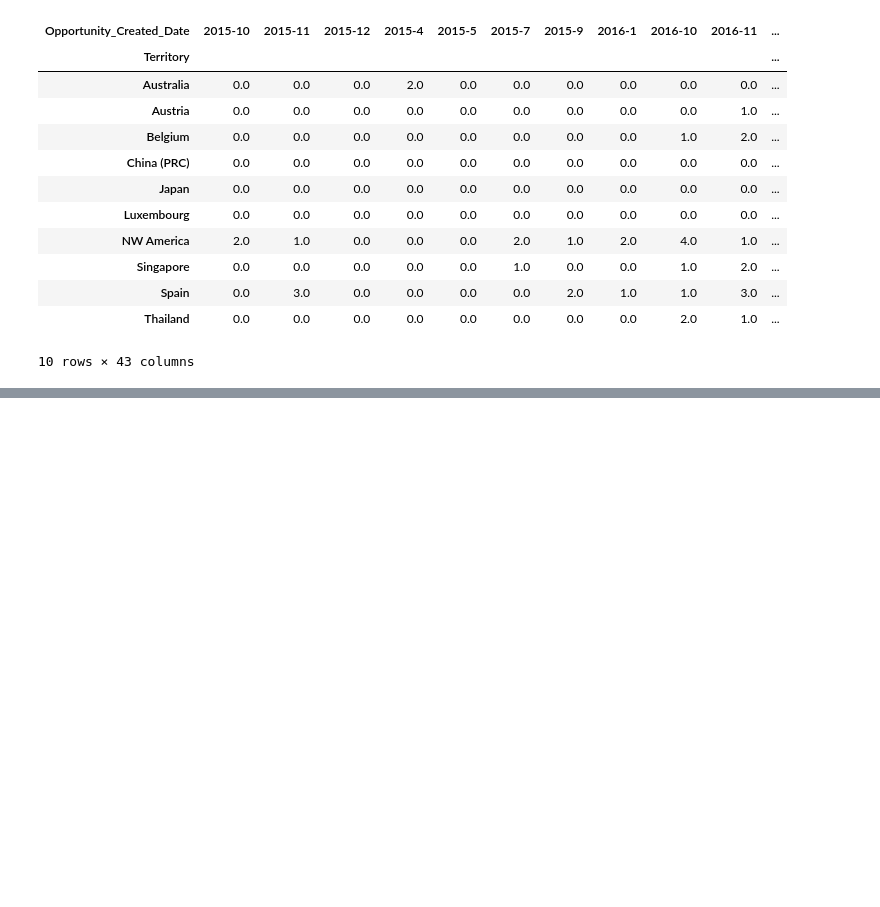
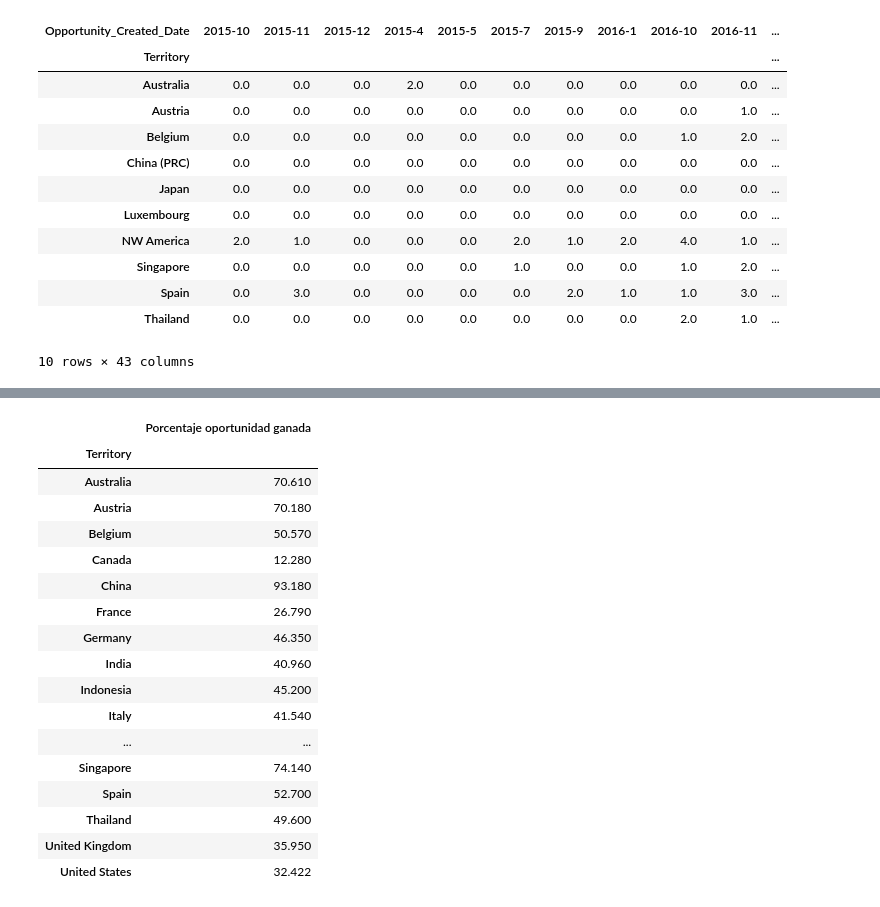
Before and after one commit to federicoburman/OrgaDatos, a Jupyter notebook: Tp1_Analisis_ClosedWon_Lost_Anos_Aprobacion.ipynb, the cells around one changed output, grey strips where cells are left out. Cells and saved outputs as stored; diff of their text form; code cells hidden in the pictures; blank space fills up the shorter version.

```diff
--- a/Tp1_Analisis_ClosedWon_Lost_Anos_Aprobacion.ipynb
+++ b/Tp1_Analisis_ClosedWon_Lost_Anos_Aprobacion.ipynb
@@ -544,0 +591,22 @@ graph_closed_lost_hm
+# %%
+grouped = probabilidad_total_closed_won.groupby('Territory').agg({'Porcentaje oportunidad ganada':'mean'})
+grouped
+# %% [output]
+|  | Porcentaje oportunidad ganada |
+| Territory |  |
+| Australia | 70.610 |
+| Austria | 70.180 |
+| Belgium | 50.570 |
+| Canada | 12.280 |
+| China | 93.180 |
+| France | 26.790 |
+| Germany | 46.350 |
+| India | 40.960 |
+| Indonesia | 45.200 |
+| Italy | 41.540 |
+| ... | ... |
+| Singapore | 74.140 |
+| Spain | 52.700 |
+| Thailand | 49.600 |
+| United Kingdom | 35.950 |
+| United States | 32.422 |
```
Also changed, not shown: parts of 9 cells of this notebook, 10 other files.
